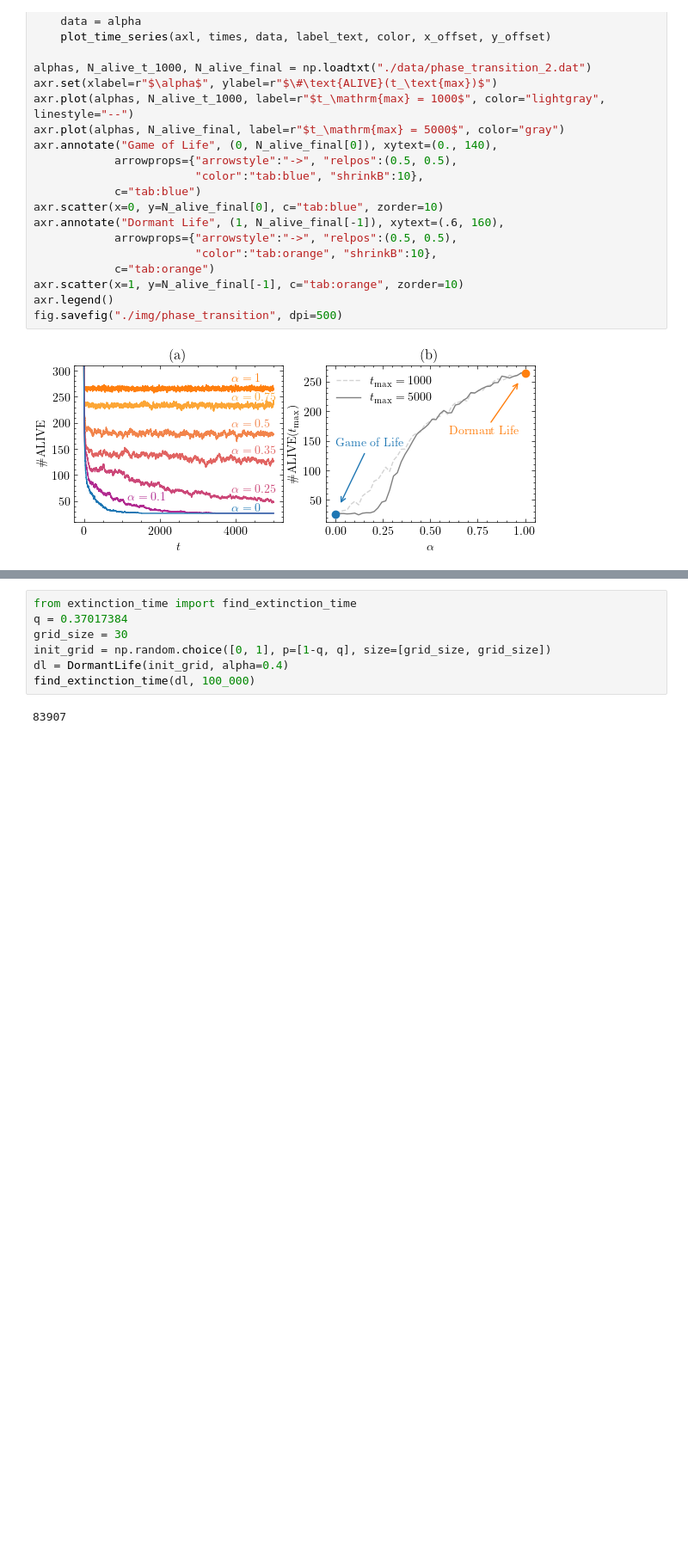
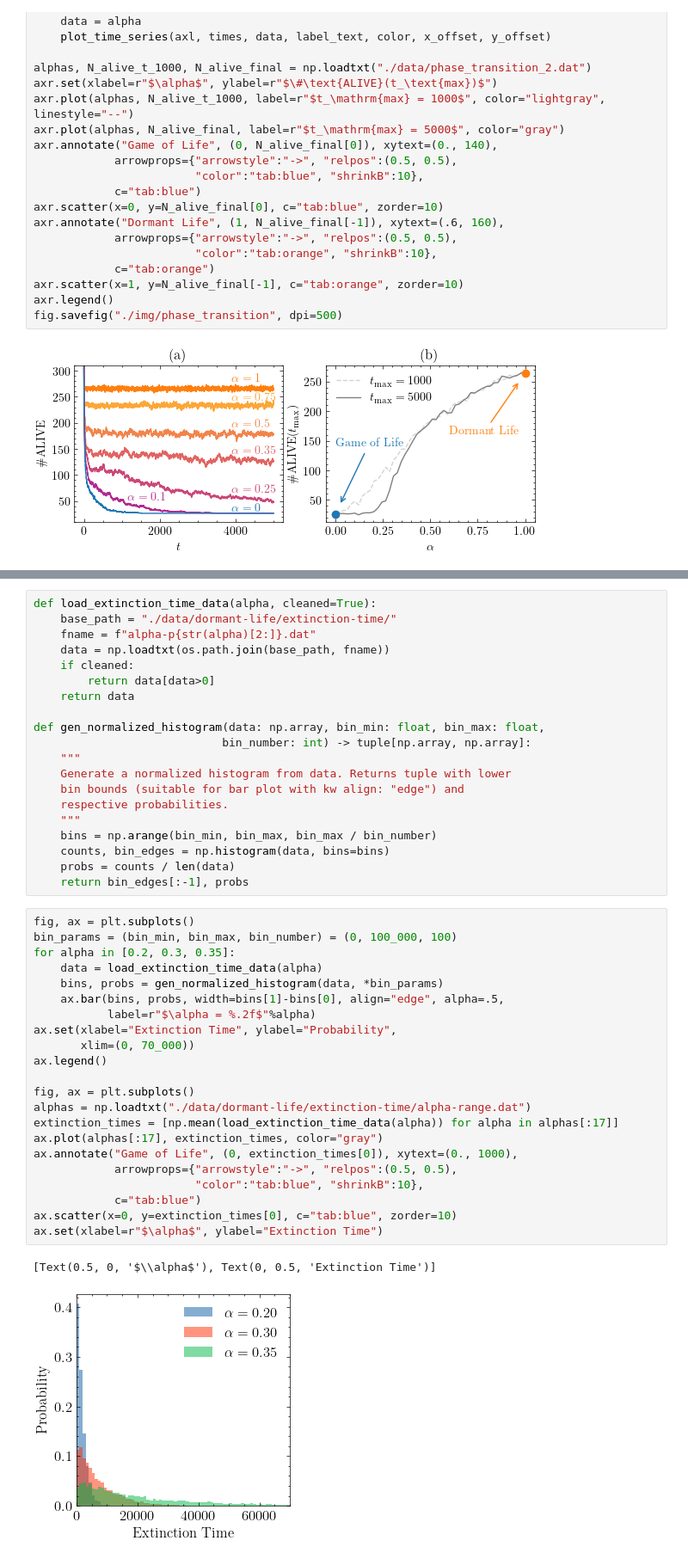
Before and after one commit to ISCOTTYI/dormant-life, a Jupyter notebook: plots.ipynb, the cells around one changed output, grey strips where cells are left out. Shown at 86% size. Saved outputs shown, nothing was run; the diff lists cells and outputs as text; blank space fills up the shorter version.

```diff
--- a/plots.ipynb
+++ b/plots.ipynb
@@ -165,9 +112,45 @@ ax.legend()
-# %%
-from extinction_time import find_extinction_time
-q = 0.37017384
-grid_size = 30
-init_grid = np.random.choice([0, 1], p=[1-q, q], size=[grid_size, grid_size])
-dl = DormantLife(init_grid, alpha=0.4)
-find_extinction_time(dl, 100_000)
-# %% [output]
-83907
+# %%
+def load_extinction_time_data(alpha, cleaned=True):
+    base_path = "./data/dormant-life/extinction-time/"
+    fname = f"alpha-p{str(alpha)[2:]}.dat"
+    data = np.loadtxt(os.path.join(base_path, fname))
+    if cleaned:
+        return data[data>0]
+    return data
+
+def gen_normalized_histogram(data: np.array, bin_min: float, bin_max: float,
+                            bin_number: int) -> tuple[np.array, np.array]:
+    """
+    Generate a normalized histogram from data. Returns tuple with lower
+    bin bounds (suitable for bar plot with kw align: "edge") and
+    respective probabilities.
+    """
+    bins = np.arange(bin_min, bin_max, bin_max / bin_number)
+    counts, bin_edges = np.histogram(data, bins=bins)
+    probs = counts / len(data)
+    return bin_edges[:-1], probs
+# %%
+fig, ax = plt.subplots()
+bin_params = (bin_min, bin_max, bin_number) = (0, 100_000, 100)
+for alpha in [0.2, 0.3, 0.35]:
+    data = load_extinction_time_data(alpha)
+    bins, probs = gen_normalized_histogram(data, *bin_params)
+    ax.bar(bins, probs, width=bins[1]-bins[0], align="edge", alpha=.5,
+           label=r"$\alpha = %.2f$"%alpha)
+ax.set(xlabel="Extinction Time", ylabel="Probability",
+       xlim=(0, 70_000))
+ax.legend()
+
+fig, ax = plt.subplots()
+alphas = np.loadtxt("./data/dormant-life/extinction-time/alpha-range.dat")
+extinction_times = [np.mean(load_extinction_time_data(alpha)) for alpha in alphas[:17]]
+ax.plot(alphas[:17], extinction_times, color="gray")
+ax.annotate("Game of Life", (0, extinction_times[0]), xytext=(0., 1000),
+            arrowprops={"arrowstyle":"->", "relpos":(0.5, 0.5),
+                        "color":"tab:blue", "shrinkB":10},
+            c="tab:blue")
+ax.scatter(x=0, y=extinction_times[0], c="tab:blue", zorder=10)
+ax.set(xlabel=r"$\alpha$", ylabel="Extinction Time")
+# %% [output]
+[Text(0.5, 0, '$\\alpha$'), Text(0, 0.5, 'Extinction Time')]
+[figure, added]
```
Also changed, not shown: parts of 6 cells of this notebook, 1 other file.
